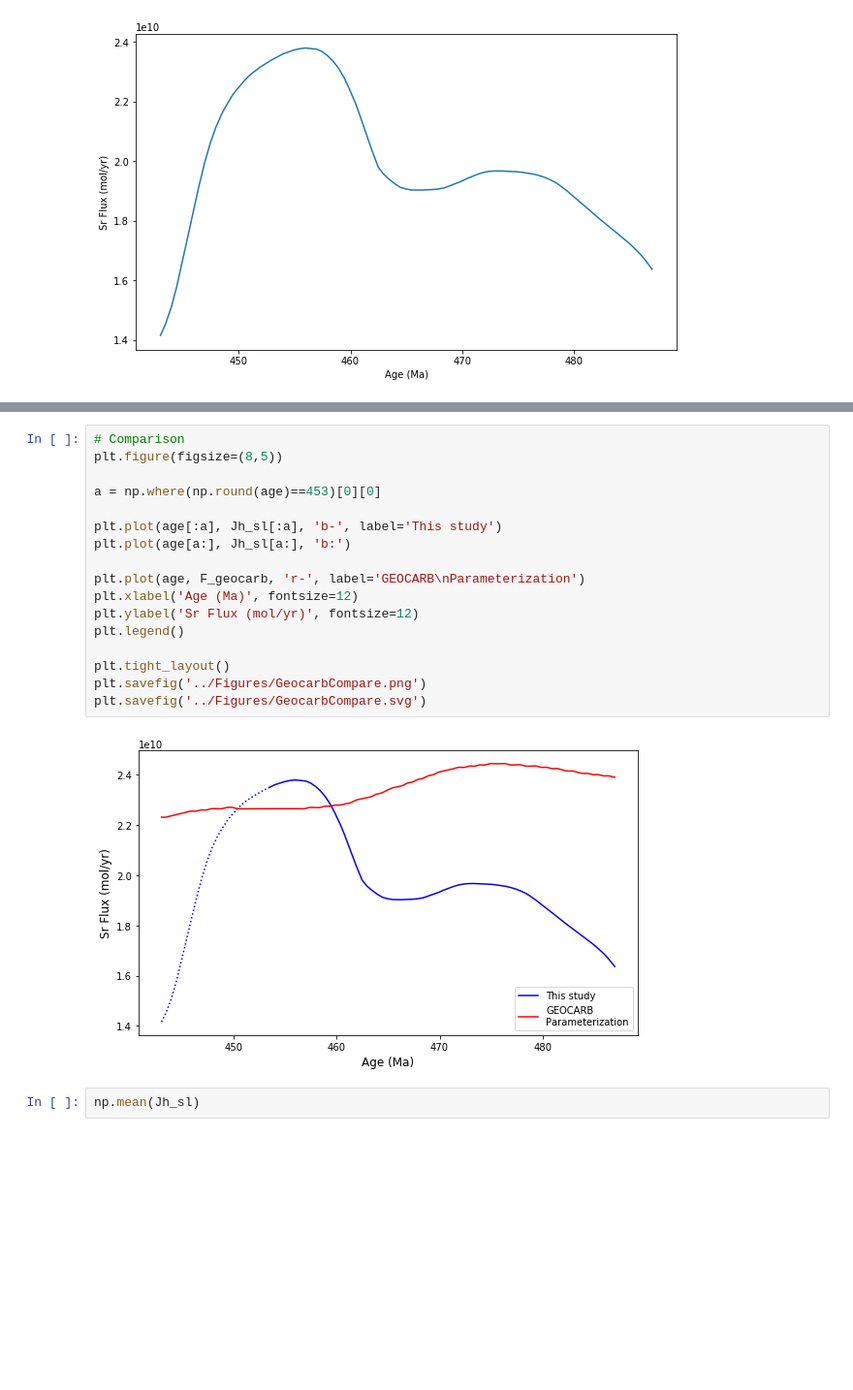
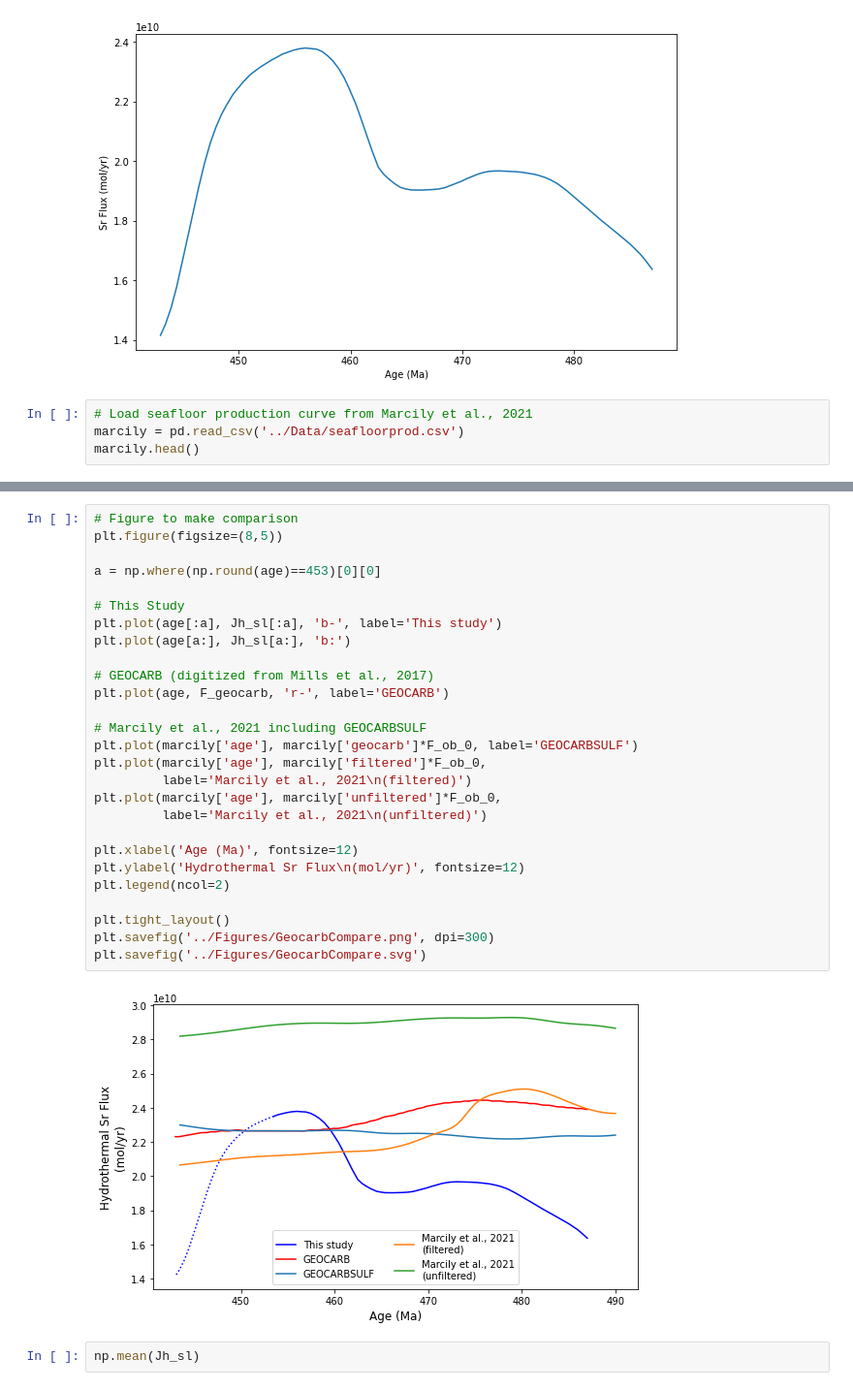
Before and after one commit to datuadiatma/avila_etal_2022, a Jupyter notebook: Notebook/Hydrothermal_Comparison.ipynb, the cells around one changed output, grey strips where cells are left out. Shown at 97% size. Saved outputs shown, nothing was run; the diff lists cells and outputs as text; blank space fills up the shorter version.

Commit message:
new figure to compare inversion/seafloor prod

```diff
--- a/Notebook/Hydrothermal_Comparison.ipynb
+++ b/Notebook/Hydrothermal_Comparison.ipynb
@@ -80,3 +80,7 @@ plt.ylabel('Sr Flux (mol/yr)')
 # %% [output]
 Text(0, 0.5, 'Sr Flux (mol/yr)')
 [figure]
+# %%
+# Load seafloor production curve from Marcily et al., 2021
+marcily = pd.read_csv('../Data/seafloorprod.csv')
+marcily.head()
@@ -83,22 +94,32 @@ Text(0, 0.5, 'Sr Flux (mol/yr)')
 # %%
-# Comparison
+# Figure to make comparison
 plt.figure(figsize=(8,5))
 
 a = np.where(np.round(age)==453)[0][0]
 
+# This Study
 plt.plot(age[:a], Jh_sl[:a], 'b-', label='This study')
 plt.plot(age[a:], Jh_sl[a:], 'b:')
 
-plt.plot(age, F_geocarb, 'r-', label='GEOCARB\nParameterization')
+# GEOCARB (digitized from Mills et al., 2017)
+plt.plot(age, F_geocarb, 'r-', label='GEOCARB')
+
+# Marcily et al., 2021 including GEOCARBSULF
+plt.plot(marcily['age'], marcily['geocarb']*F_ob_0, label='GEOCARBSULF')
+plt.plot(marcily['age'], marcily['filtered']*F_ob_0,
+         label='Marcily et al., 2021\n(filtered)')
+plt.plot(marcily['age'], marcily['unfiltered']*F_ob_0,
+         label='Marcily et al., 2021\n(unfiltered)')
+
 plt.xlabel('Age (Ma)', fontsize=12)
-plt.ylabel('Sr Flux (mol/yr)', fontsize=12)
-plt.legend()
+plt.ylabel('Hydrothermal Sr Flux\n(mol/yr)', fontsize=12)
+plt.legend(ncol=2)
 
 plt.tight_layout()
-plt.savefig('../Figures/GeocarbCompare.png')
+plt.savefig('../Figures/GeocarbCompare.png', dpi=300)
 plt.savefig('../Figures/GeocarbCompare.svg')
 # %% [output]
-[figure, old version]
+[figure, new version]
 # %%
 np.mean(Jh_sl)
 # %% [output]
```
Also changed, not shown: parts of 1 cell of this notebook, 2 other files.
